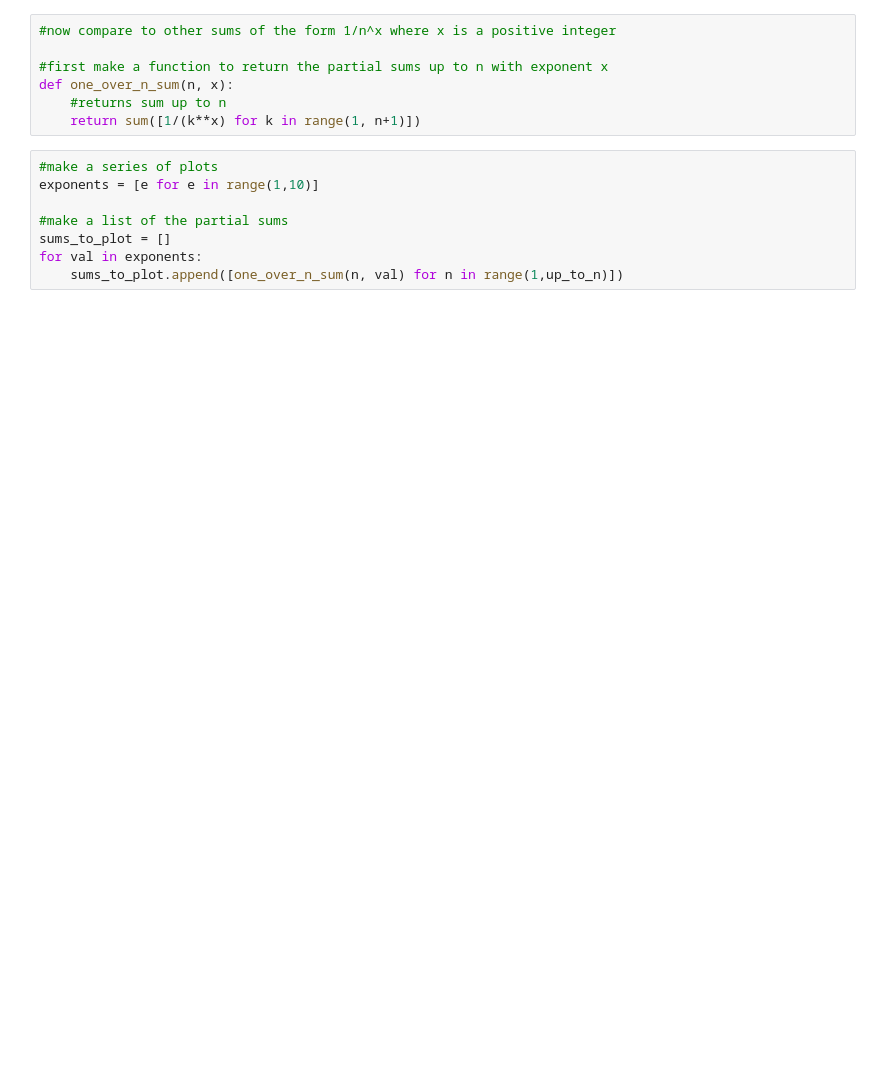
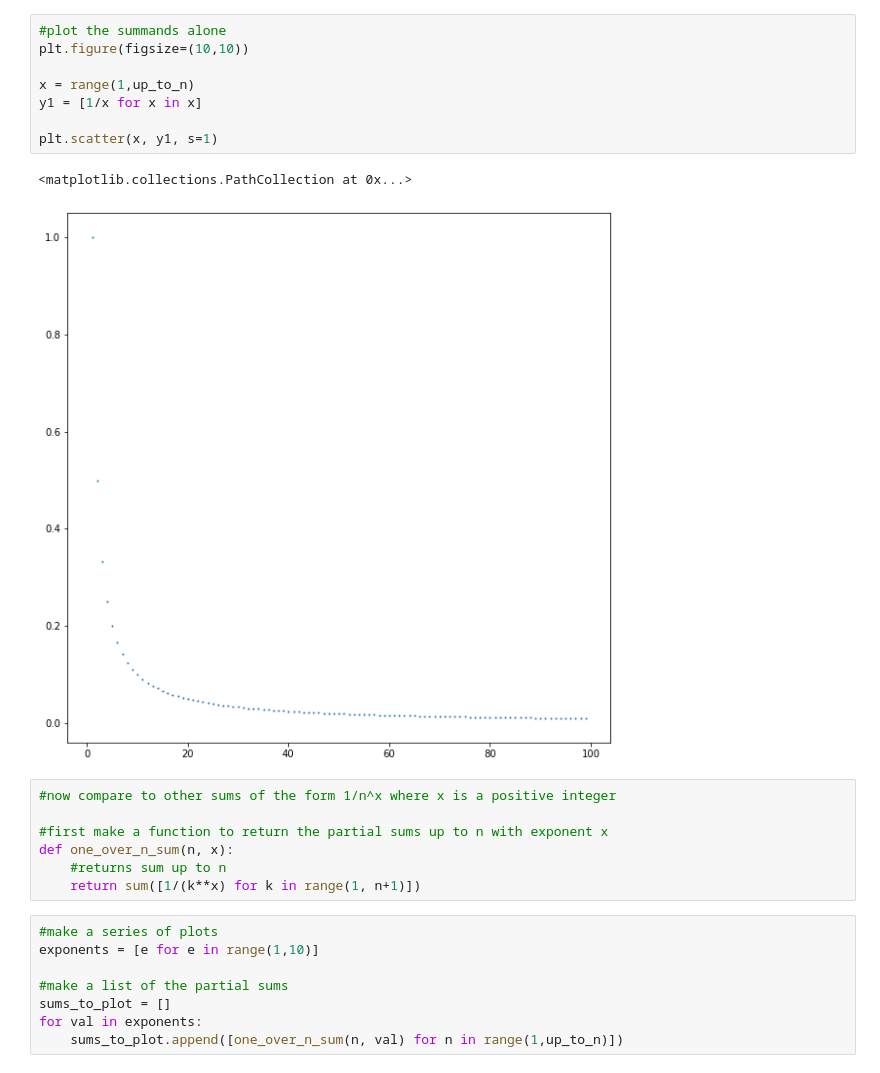
Before and after one commit to stephenfitzsimon/matplotlib_personalprojects, a Jupyter notebook: harmonic_sum_graphing.ipynb, the cells around one changed output. Saved outputs shown, nothing was run; the diff lists cells and outputs as text; blank space fills up the shorter version.

```diff
--- a/harmonic_sum_graphing.ipynb
+++ b/harmonic_sum_graphing.ipynb
@@ -36,3 +44,14 @@ plt.plot(y1)
+# %%
+#plot the summands alone
+plt.figure(figsize=(10,10))
+
+x = range(1,up_to_n)
+y1 = [1/x for x in x]
+
+plt.scatter(x, y1, s=1)
+# %% [output]
+<matplotlib.collections.PathCollection at 0x...>
+[figure, added]
 # %%
 #now compare to other sums of the form 1/n^x where x is a positive integer
 
```
Also changed, not shown: parts of 10 cells of this notebook.
